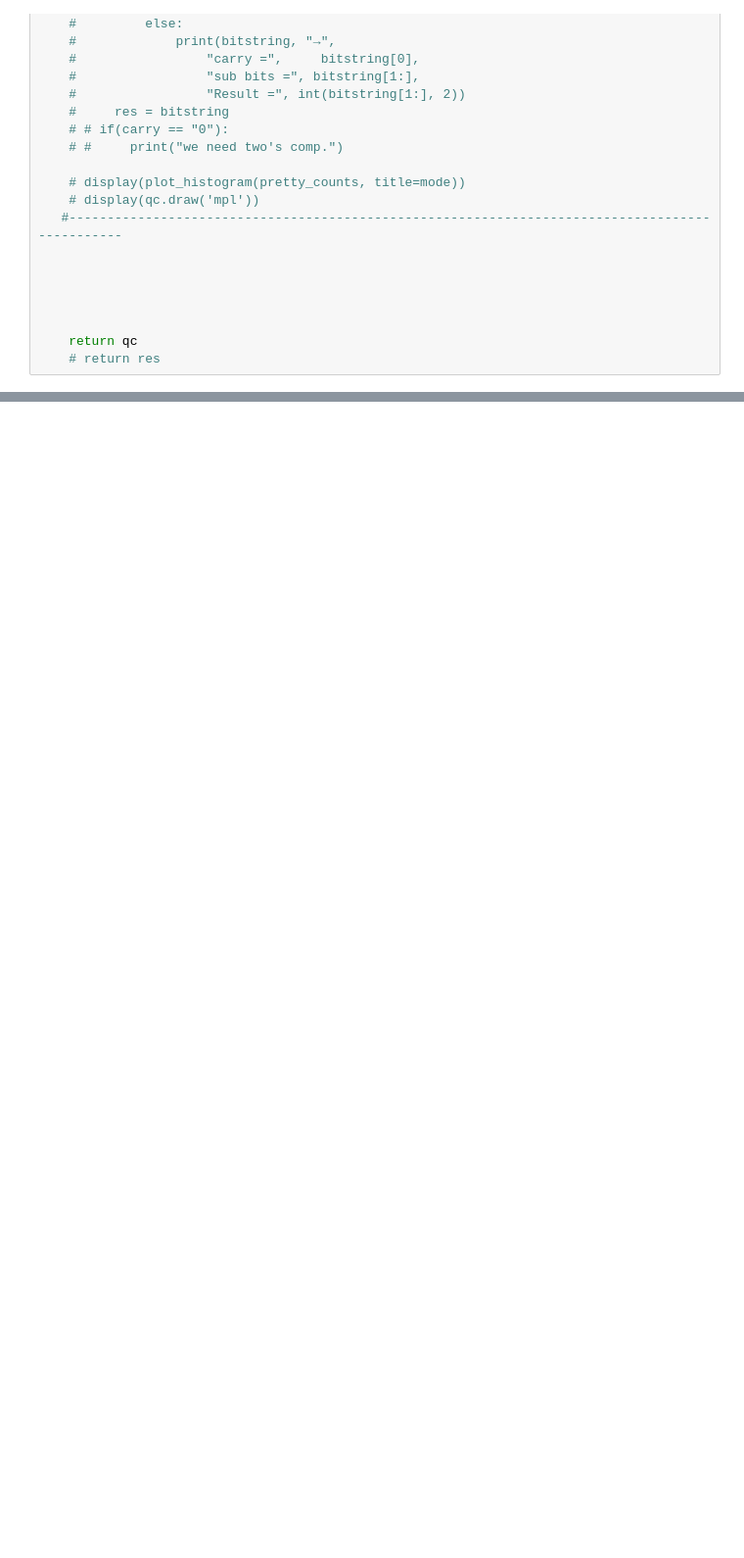
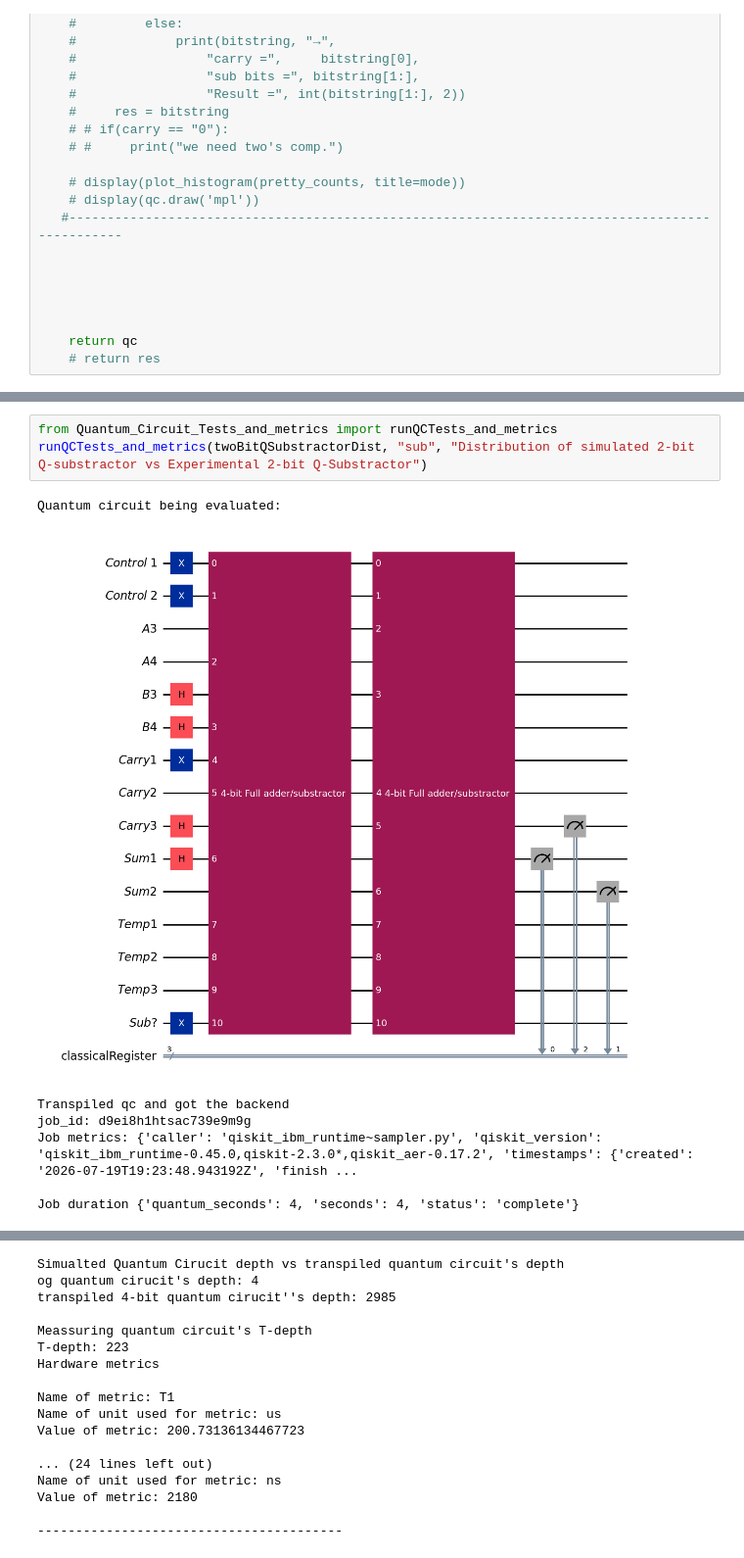
Before and after one commit to Chosen-Juan1/Quantum-computing-research, a Jupyter notebook: Quantum_Computing_Research_Tasks/Task_7_Arithmetic_adder_substractor_circuit.ipynb, the cells around one changed output, grey strips where cells are left out. Shown at 98% size. Drawn from its saved outputs; the diff is of its cells as text; blank space fills up the shorter version.

```diff
--- a/Quantum_Computing_Research_Tasks/Task_7_Arithmetic_adder_substractor_circuit.ipynb
+++ b/Quantum_Computing_Research_Tasks/Task_7_Arithmetic_adder_substractor_circuit.ipynb
@@ -525,0 +613,11 @@ job_id: d9a3irt2su3c739l43sg
+# %%
+from Quantum_Circuit_Tests_and_metrics import runQCTests_and_metrics
+runQCTests_and_metrics(twoBitQSubstractorDist, "sub", "Distribution of simulated 2-bit Q-substractor vs Experimental 2-bit Q-Substractor")
+# %% [output]
+Quantum circuit being evaluated:
+[figure, added]
+Transpiled qc and got the backend
+job_id: d9ei8h1htsac739e9m9g
+Job metrics: {'caller': 'qiskit_ibm_runtime~sampler.py', 'qiskit_version': 'qiskit_ibm_runtime-0.45.0,qiskit-2.3.0*,qiskit_aer-0.17.2', 'timestamps': {'created': '2026-07-19T19:23:48.943192Z', 'finish ...
+
+Job duration {'quantum_seconds': 4, 'seconds': 4, 'status': 'complete'}
@@ -525,0 +627,17 @@ job_id: d9a3irt2su3c739l43sg
+Simualted Quantum Cirucit depth vs transpiled quantum circuit's depth
+og quantum cirucit's depth: 4
+transpiled 4-bit quantum cirucit''s depth: 2985
+
+Meassuring quantum circuit's T-depth
+T-depth: 223
+Hardware metrics
+
+Name of metric: T1
+Name of unit used for metric: us
+Value of metric: 200.73136134467723
+
+... (24 lines left out)
+Name of unit used for metric: ns
+Value of metric: 2180
+
+----------------------------------------
```
Also changed, not shown: parts of 5 cells of this notebook, 4 other files.
